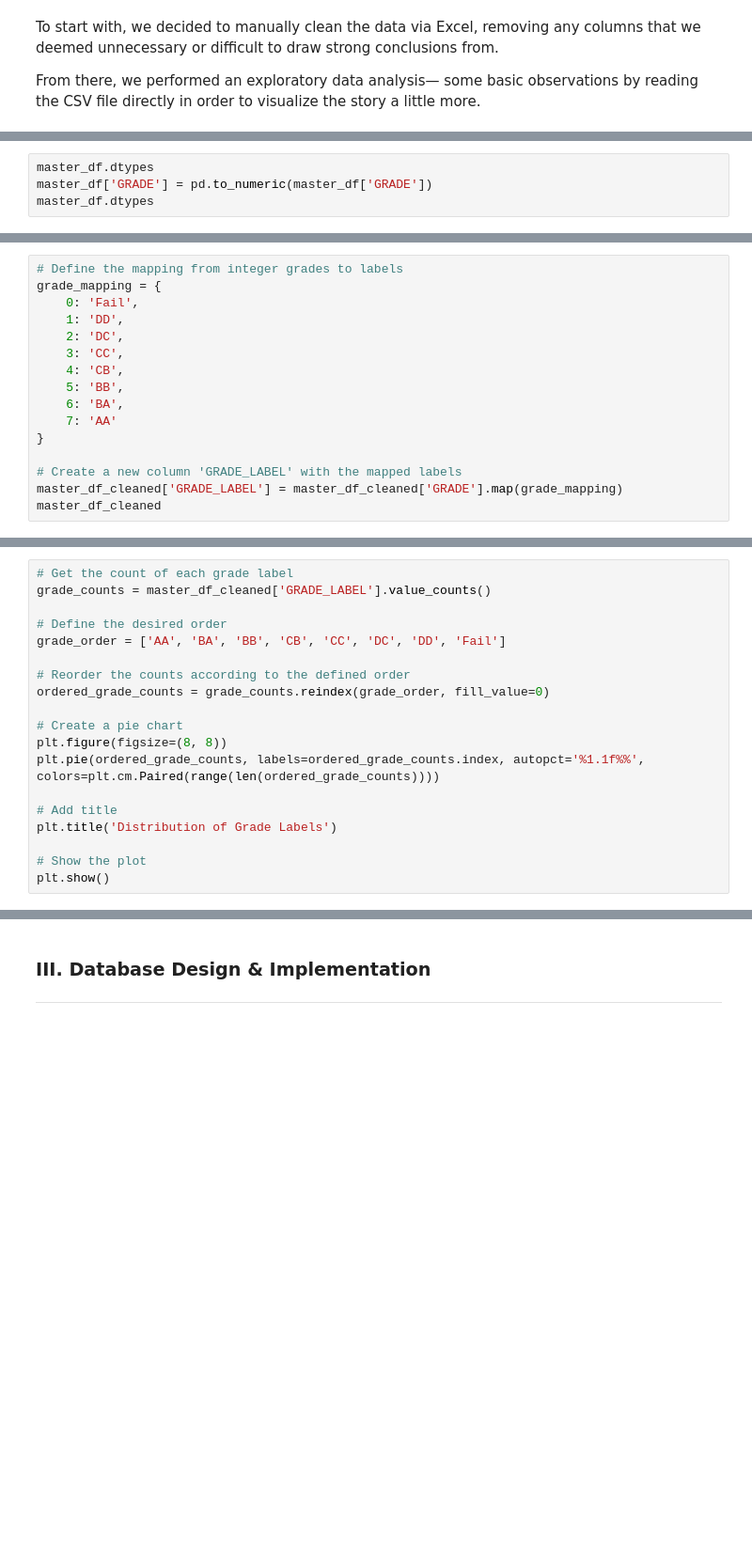
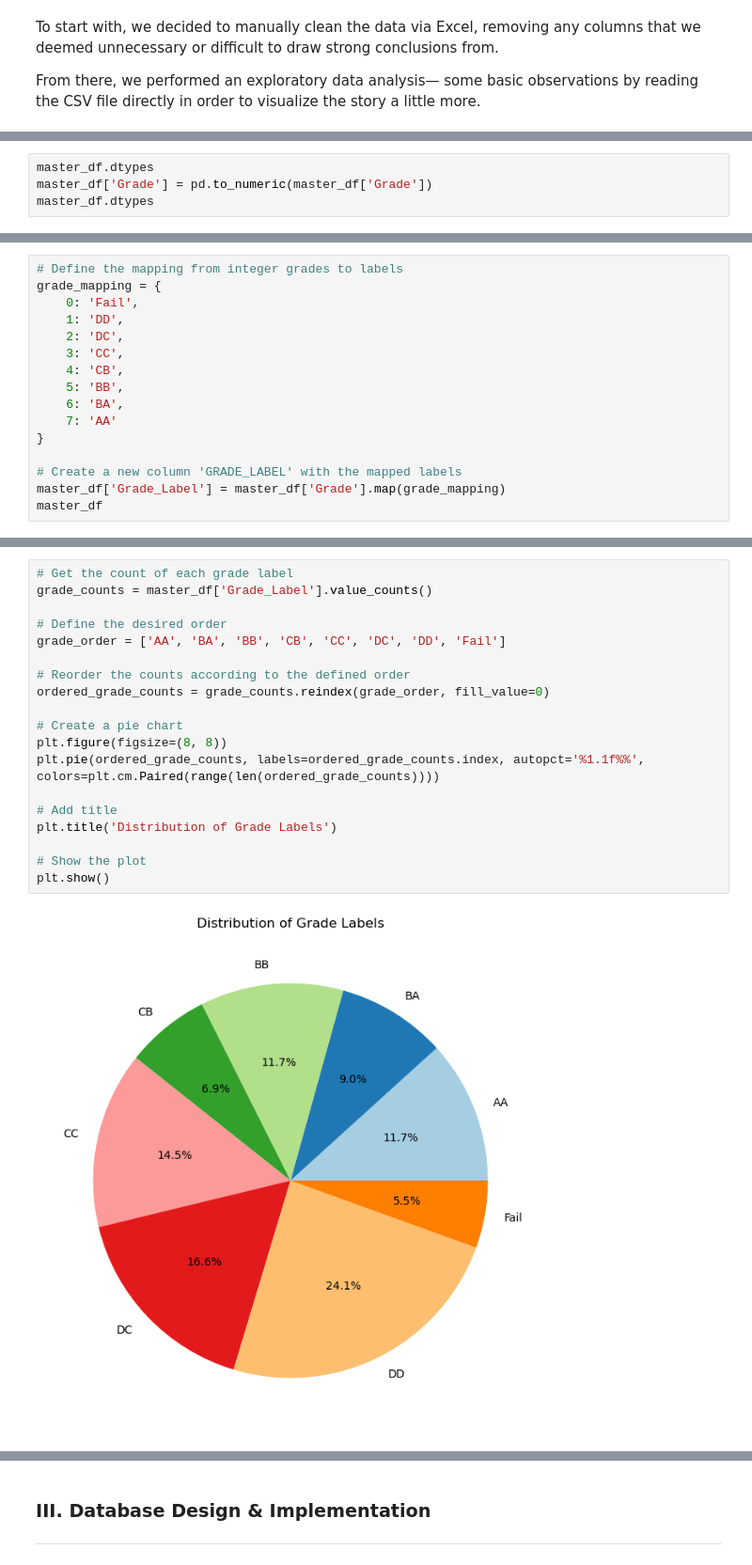
Before and after one commit to andreawcy/Project_4_Online-course-engagement-analysis, a Jupyter notebook: notebook_draft.ipynb, the cells around one changed output, grey strips where cells are left out. Shown at 94% size. Cells and saved outputs as stored; diff of their text form; blank space fills up the shorter version.

```diff
--- a/notebook_draft.ipynb
+++ b/notebook_draft.ipynb
@@ -66,5 +95,5 @@ master_df
 # %%
 master_df.dtypes
-master_df['GRADE'] = pd.to_numeric(master_df['GRADE'])
+master_df['Grade'] = pd.to_numeric(master_df['Grade'])
 master_df.dtypes
 # %% [output]
@@ -92,5 +128,5 @@ grade_mapping = {
 }
 
 # Create a new column 'GRADE_LABEL' with the mapped labels
-master_df_cleaned['GRADE_LABEL'] = master_df_cleaned['GRADE'].map(grade_mapping)
-master_df_cleaned
+master_df['Grade_Label'] = master_df['Grade'].map(grade_mapping)
+master_df
@@ -124,22 +184,24 @@ print(grade_summary_df)
 # %%
 # Get the count of each grade label
-grade_counts = master_df_cleaned['GRADE_LABEL'].value_counts()
+grade_counts = master_df['Grade_Label'].value_counts()
 
 # Define the desired order
 grade_order = ['AA', 'BA', 'BB', 'CB', 'CC', 'DC', 'DD', 'Fail']
 
 # Reorder the counts according to the defined order
 ordered_grade_counts = grade_counts.reindex(grade_order, fill_value=0)
 
 # Create a pie chart
 plt.figure(figsize=(8, 8))
 plt.pie(ordered_grade_counts, labels=ordered_grade_counts.index, autopct='%1.1f%%', colors=plt.cm.Paired(range(len(ordered_grade_counts))))
 
 # Add title
 plt.title('Distribution of Grade Labels')
 
 # Show the plot
 plt.show()
+# %% [output]
+[figure, added]
 # %%
 #Run regression on taking notes in class and Final Grades
 
```
Also changed, not shown: parts of 28 cells of this notebook, 2 other files.
